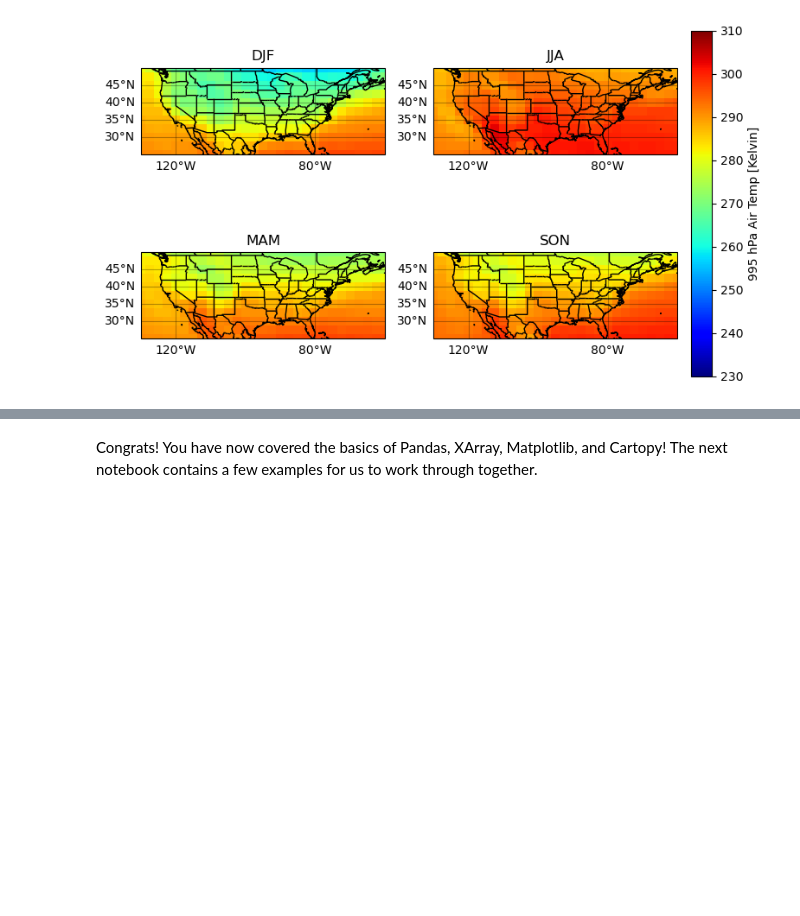
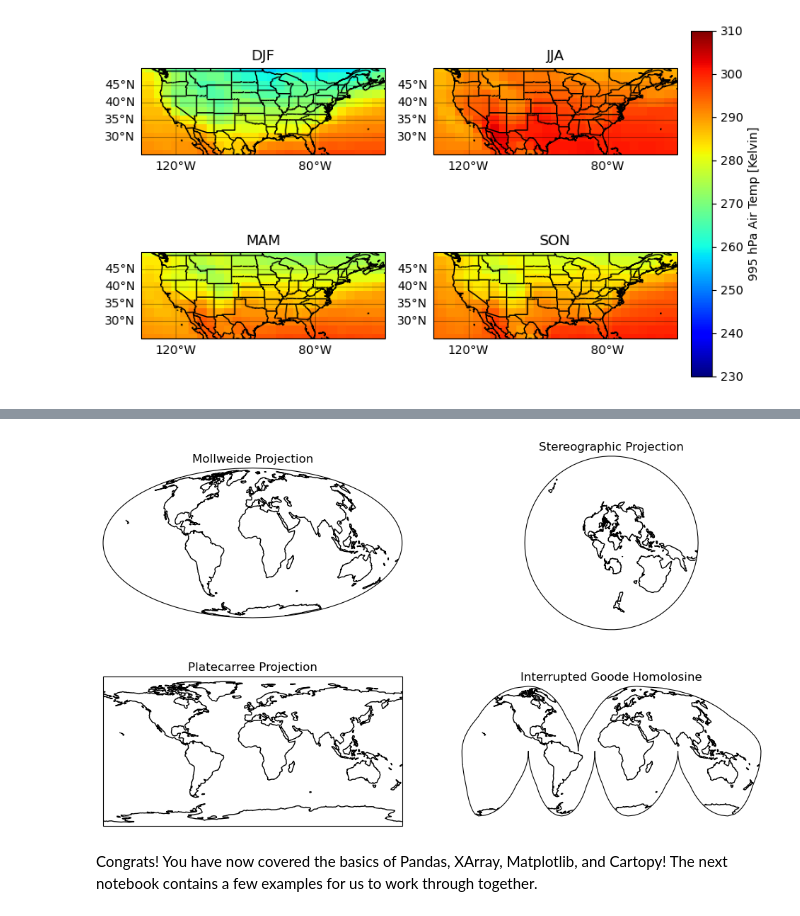
Before and after one commit to JustinRHudson/ATS_Prog_Tutorial, a Jupyter notebook: Workshop_2.ipynb, the cells around one changed output, grey strips where cells are left out. Drawn from its saved outputs; the diff is of its cells as text; code cells hidden in the pictures; blank space fills up the shorter version.

Commit message:
Added map projection examples/discussion

```diff
--- a/Workshop_2.ipynb
+++ b/Workshop_2.ipynb
@@ -822,2 +829,26 @@ plt.show()
+# %%
+# Initialize the figure
+fig = plt.figure(figsize = (12, 7))
+# add subplots to the figure with our desired projections
+# Mollweide Projection
+ax00 = plt.subplot(2,2,1,projection=ccrs.Mollweide())
+ax00.coastlines()
+ax00.set_title('Mollweide Projection')
+# Stereographic
+ax01 = plt.subplot(2,2,2,projection=ccrs.Stereographic())
+ax01.coastlines()
+ax01.set_title('Stereographic Projection')
+# Platecarreee
+ax10 = plt.subplot(2,2,3,projection=ccrs.PlateCarree())
+ax10.coastlines()
+ax10.set_title('Platecarree Projection')
+# Interrupted Goode Homolosine
+ax11 = plt.subplot(2,2,4,projection=ccrs.InterruptedGoodeHomolosine())
+ax11.coastlines()
+ax11.set_title('Interrupted Goode Homolosine')
+
+plt.show()
+# %% [output]
+[figure, added]
 # %% [markdown]
 Congrats! You have now covered the basics of Pandas, XArray, Matplotlib, and Cartopy! The next notebook contains a few examples for us to work through together.
```
Also changed, not shown: parts of 18 cells of this notebook.
